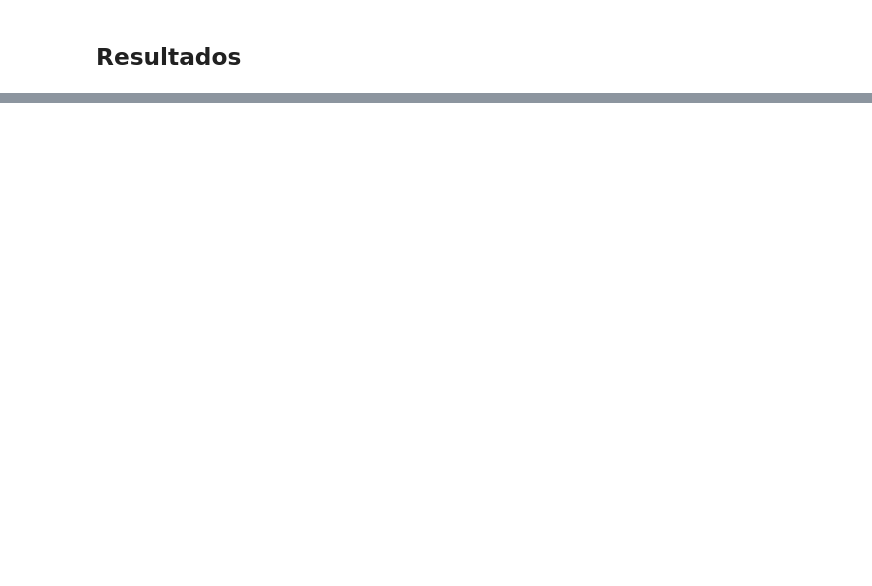
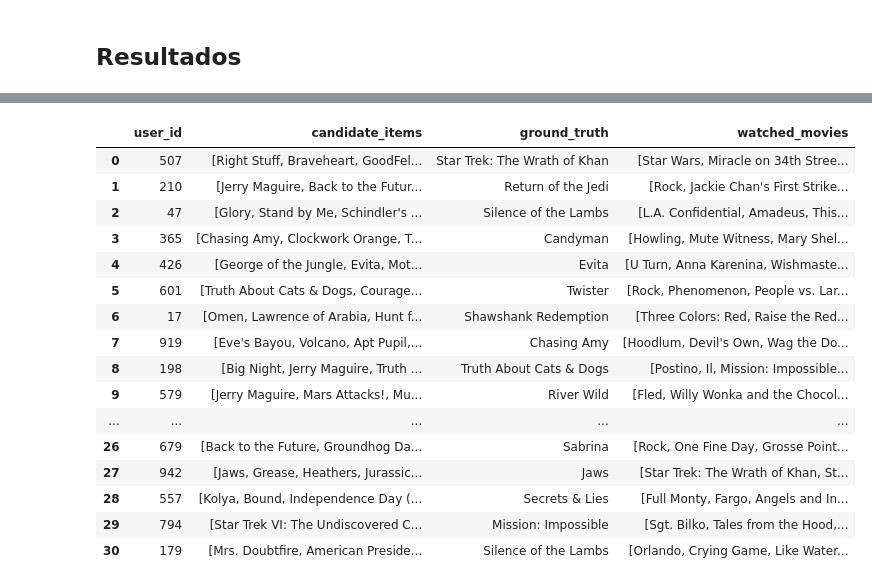
Before and after one commit to AllanLimaS/Comparing-LLM-Recs, a Jupyter notebook: script.ipynb, the cells around one changed output, grey strips where cells are left out. Cells and saved outputs as stored; diff of their text form; code cells hidden in the pictures; blank space fills up the shorter version.

```diff
--- a/script.ipynb
+++ b/script.ipynb
@@ -274,0 +438,39 @@ df_results
+# %%
+test_dataset = []
+
+for id in test_ids:
+    filtered = df[df['user_id'] == id]
+    if not filtered.empty:
+        candidate_items = filtered['candidate_items'].iloc[0]
+        ground_truth = filtered['ground_truth'].iloc[0]
+        watched_movies = filtered['watched_movies'].iloc[0]
+    else:
+        continue
+
+    test_dataset.append({
+        'user_id': id,
+        'candidate_items': candidate_items,
+        'ground_truth': ground_truth,
+        'watched_movies': watched_movies
+    })
+df_test = pd.DataFrame(test_dataset)
+df_test.to_pickle('Data/ML100K_test.pkl')
+df_test
+# %% [output]
+|  | user_id | candidate_items | ground_truth | watched_movies |
+| 0 | 507 | [Right Stuff, Braveheart, GoodFel... | Star Trek: The Wrath of Khan | [Star Wars, Miracle on 34th Stree... |
+| 1 | 210 | [Jerry Maguire, Back to the Futur... | Return of the Jedi | [Rock, Jackie Chan's First Strike... |
+| 2 | 47 | [Glory, Stand by Me, Schindler's ... | Silence of the Lambs | [L.A. Confidential, Amadeus, This... |
+| 3 | 365 | [Chasing Amy, Clockwork Orange, T... | Candyman | [Howling, Mute Witness, Mary Shel... |
+| 4 | 426 | [George of the Jungle, Evita, Mot... | Evita | [U Turn, Anna Karenina, Wishmaste... |
+| 5 | 601 | [Truth About Cats & Dogs, Courage... | Twister | [Rock, Phenomenon, People vs. Lar... |
+| 6 | 17 | [Omen, Lawrence of Arabia, Hunt f... | Shawshank Redemption | [Three Colors: Red, Raise the Red... |
+| 7 | 919 | [Eve's Bayou, Volcano, Apt Pupil,... | Chasing Amy | [Hoodlum, Devil's Own, Wag the Do... |
+| 8 | 198 | [Big Night, Jerry Maguire, Truth ... | Truth About Cats & Dogs | [Postino, Il, Mission: Impossible... |
+| 9 | 579 | [Jerry Maguire, Mars Attacks!, Mu... | River Wild | [Fled, Willy Wonka and the Chocol... |
+| ... | ... | ... | ... | ... |
+| 26 | 679 | [Back to the Future, Groundhog Da... | Sabrina | [Rock, One Fine Day, Grosse Point... |
+| 27 | 942 | [Jaws, Grease, Heathers, Jurassic... | Jaws | [Star Trek: The Wrath of Khan, St... |
+| 28 | 557 | [Kolya, Bound, Independence Day (... | Secrets & Lies | [Full Monty, Fargo, Angels and In... |
+| 29 | 794 | [Star Trek VI: The Undiscovered C... | Mission: Impossible | [Sgt. Bilko, Tales from the Hood,... |
+| 30 | 179 | [Mrs. Doubtfire, American Preside... | Silence of the Lambs | [Orlando, Crying Game, Like Water... |
```
Also changed, not shown: parts of 10 cells of this notebook, 6 other files.
